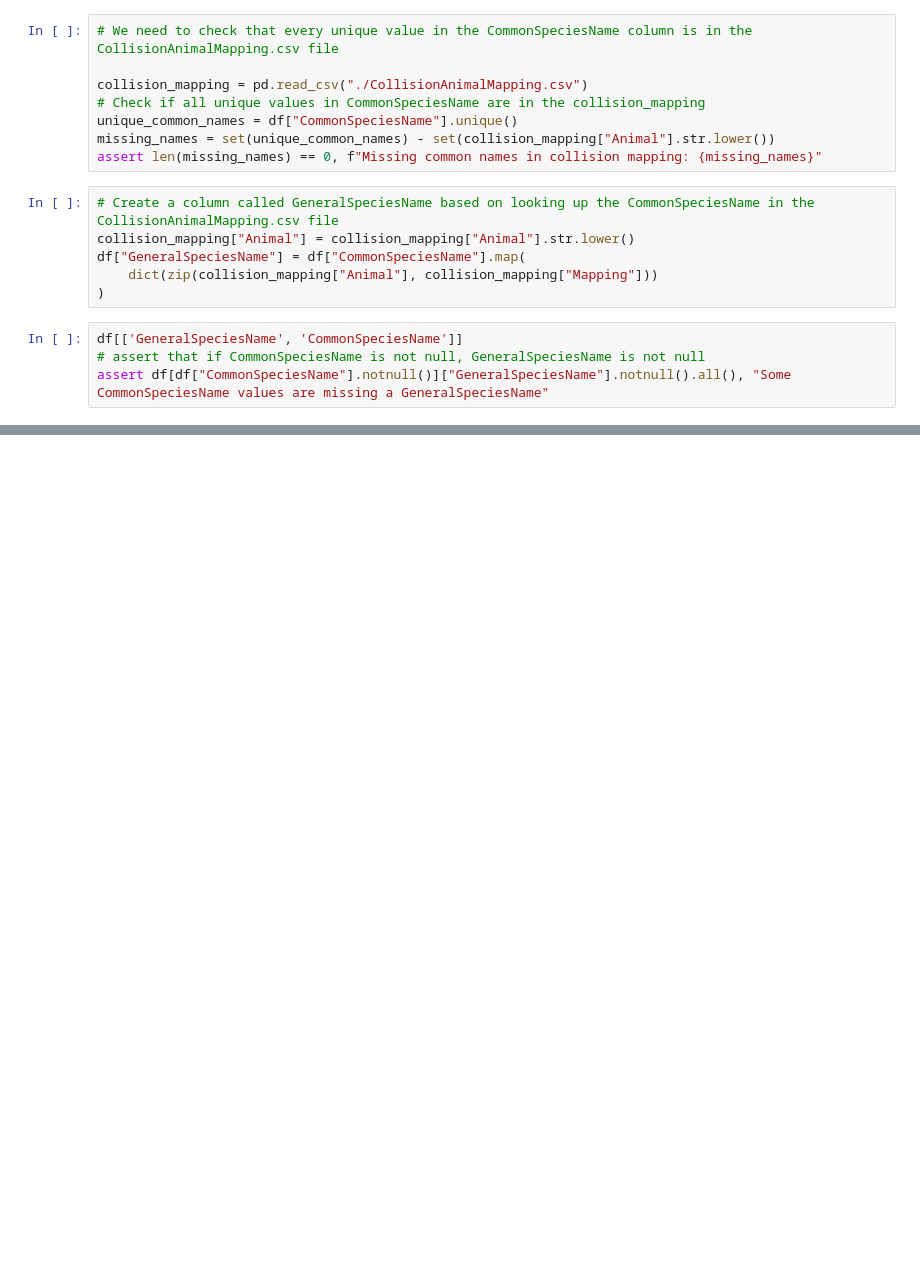
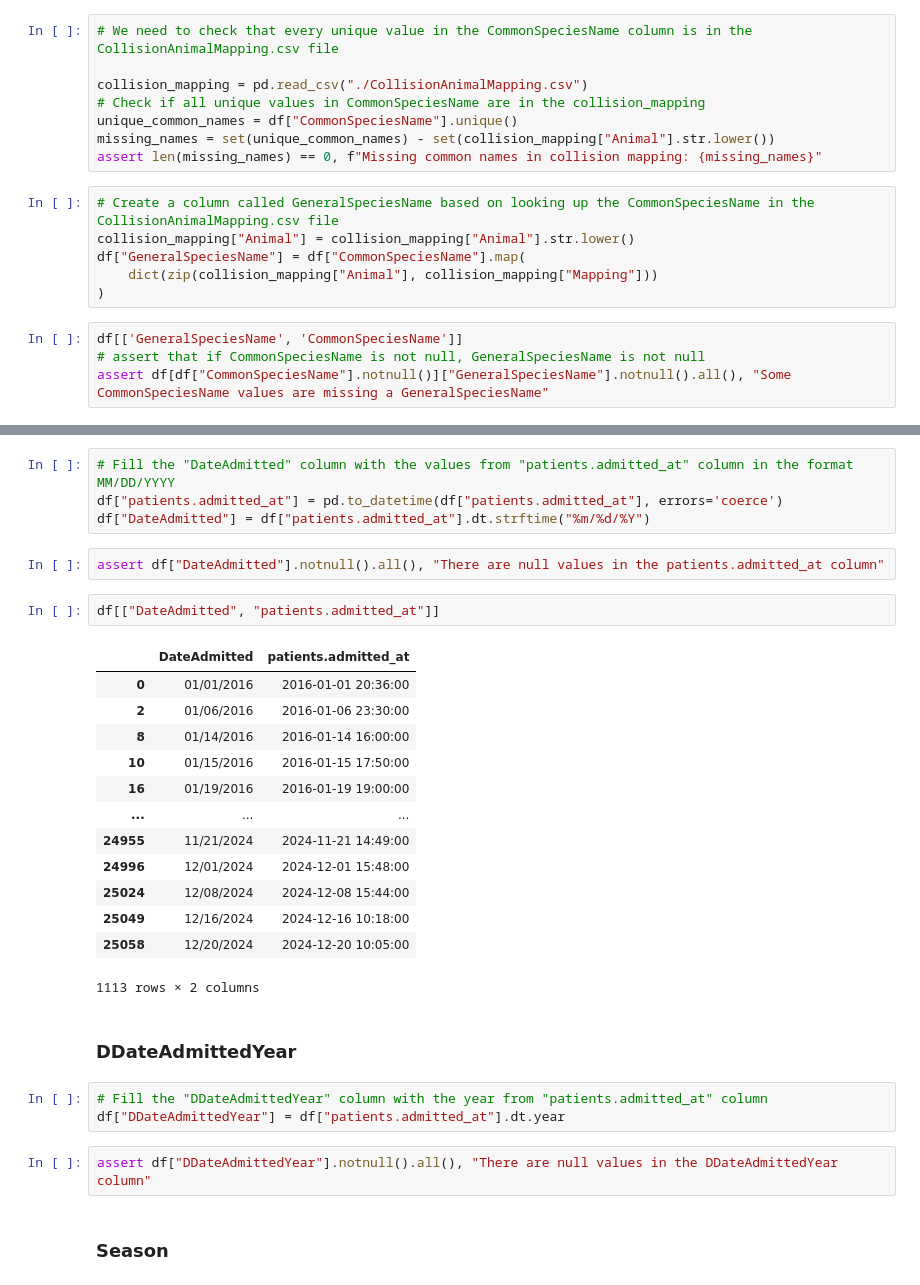
Before and after one commit to code-for-charlottesville/wildlife_collisions, a Jupyter notebook: pipeline_cleaning/WRMD Data/WRMD_data_schema_mapping.ipynb, the cells around one changed output, grey strips where cells are left out. Cells and saved outputs as stored; diff of their text form; blank space fills up the shorter version.

Commit message:
added date columns

```diff
--- a/pipeline_cleaning/WRMD Data/WRMD_data_schema_mapping.ipynb
+++ b/pipeline_cleaning/WRMD Data/WRMD_data_schema_mapping.ipynb
@@ -99,0 +143,31 @@ assert df[df["CommonSpeciesName"].notnull()]["GeneralSpeciesName"].notnull().all
+# %%
+# Fill the "DateAdmitted" column with the values from "patients.admitted_at" column in the format MM/DD/YYYY
+df["patients.admitted_at"] = pd.to_datetime(df["patients.admitted_at"], errors='coerce')
+df["DateAdmitted"] = df["patients.admitted_at"].dt.strftime("%m/%d/%Y")
+# %%
+assert df["DateAdmitted"].notnull().all(), "There are null values in the patients.admitted_at column"
+# %%
+df[["DateAdmitted", "patients.admitted_at"]]
+# %% [output]
+|  | DateAdmitted | patients.admitted_at |
+| 0 | 01/01/2016 | 2016-01-01 20:36:00 |
+| 2 | 01/06/2016 | 2016-01-06 23:30:00 |
+| 8 | 01/14/2016 | 2016-01-14 16:00:00 |
+| 10 | 01/15/2016 | 2016-01-15 17:50:00 |
+| 16 | 01/19/2016 | 2016-01-19 19:00:00 |
+| ... | ... | ... |
+| 24955 | 11/21/2024 | 2024-11-21 14:49:00 |
+| 24996 | 12/01/2024 | 2024-12-01 15:48:00 |
+| 25024 | 12/08/2024 | 2024-12-08 15:44:00 |
+| 25049 | 12/16/2024 | 2024-12-16 10:18:00 |
+| 25058 | 12/20/2024 | 2024-12-20 10:05:00 |
+1113 rows × 2 columns
+# %% [markdown]
+### DDateAdmittedYear
+# %%
+# Fill the "DDateAdmittedYear" column with the year from "patients.admitted_at" column
+df["DDateAdmittedYear"] = df["patients.admitted_at"].dt.year
+# %%
+assert df["DDateAdmittedYear"].notnull().all(), "There are null values in the DDateAdmittedYear column"
+# %% [markdown]
+### Season
```
Also changed, not shown: parts of 5 cells of this notebook.
